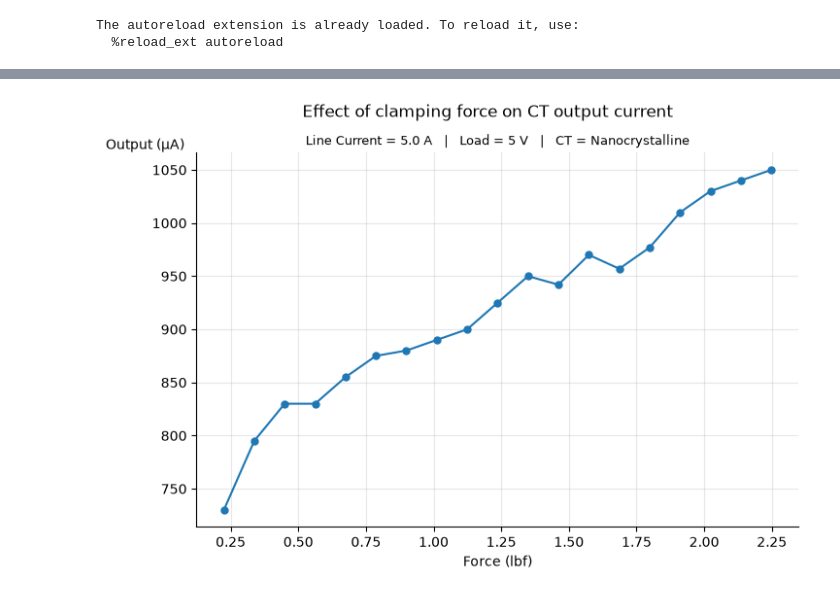
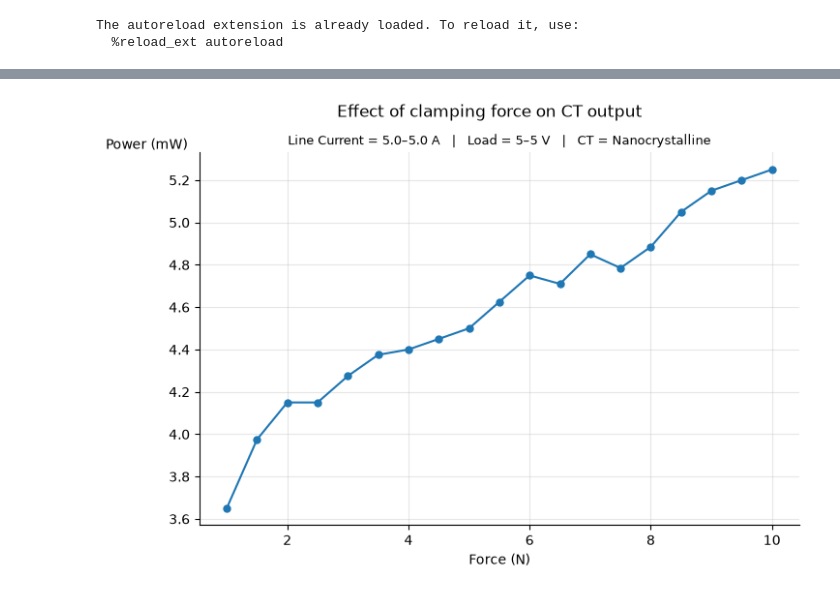
Before and after one commit to stephengilbert1/current-transformer-analysis, a Jupyter notebook: notebooks/01-force-vs-power.ipynb, the cells around one changed output, grey strips where cells are left out. Drawn from its saved outputs; the diff is of its cells as text; code cells hidden in the pictures.

Commit message:
Added trial 004 + analysis

```diff
--- a/notebooks/01-force-vs-power.ipynb
+++ b/notebooks/01-force-vs-power.ipynb
@@ -13,3 +24,12 @@ from ct_plots import plot_trial, condition_subtitle
 # %% [output]
 The autoreload extension is already loaded. To reload it, use:
   %reload_ext autoreload
+# %%
+def analyse_trial(trial_id, force_unit="N"):
+    df = load_trial(trial_id)
+    fig, ax = plot_trial(df, "power_mW", force_unit=force_unit, ylabel="Power (mW)")
+    fig.suptitle("Effect of clamping force on CT output")
+    ax.set_title(condition_subtitle(df), fontsize=9)
+    fig.savefig(f"../figures/trial_{trial_id}_power_vs_force.png",
+                dpi=300, bbox_inches="tight")
+    return df, fig, ax
@@ -16,9 +42,3 @@ The autoreload extension is already loaded. To reload it, use:
 # %%
-df = load_trial("003")
-
-# --- derived columns (not measurements) ---
-df["power_mW"] = (df["output_uA"] * 1e-3) * df["load_V"]
-df["force_lbf"] = df["force_N"] * 0.224809
-
-df.head(20)
+df3, _, _ = analyse_trial("003")
 # %% [output]
@@ -42,10 +45 @@ df.head(20)
+[figure, added]
-# %%
-fig, ax = plot_trial(df, "force_lbf", "output_uA",
-                     xlabel="Force (lbf)", ylabel="Output (µA)")
-
-fig.suptitle("Effect of clamping force on CT output current")
-ax.set_title(condition_subtitle(df), fontsize=9)
-
-fig.savefig("../figures/trial_003_output_vs_force.png", dpi=300, bbox_inches="tight")
-# %% [output]
-[figure, removed]
```
Also changed, not shown: parts of 12 cells of this notebook, 8 other files.
